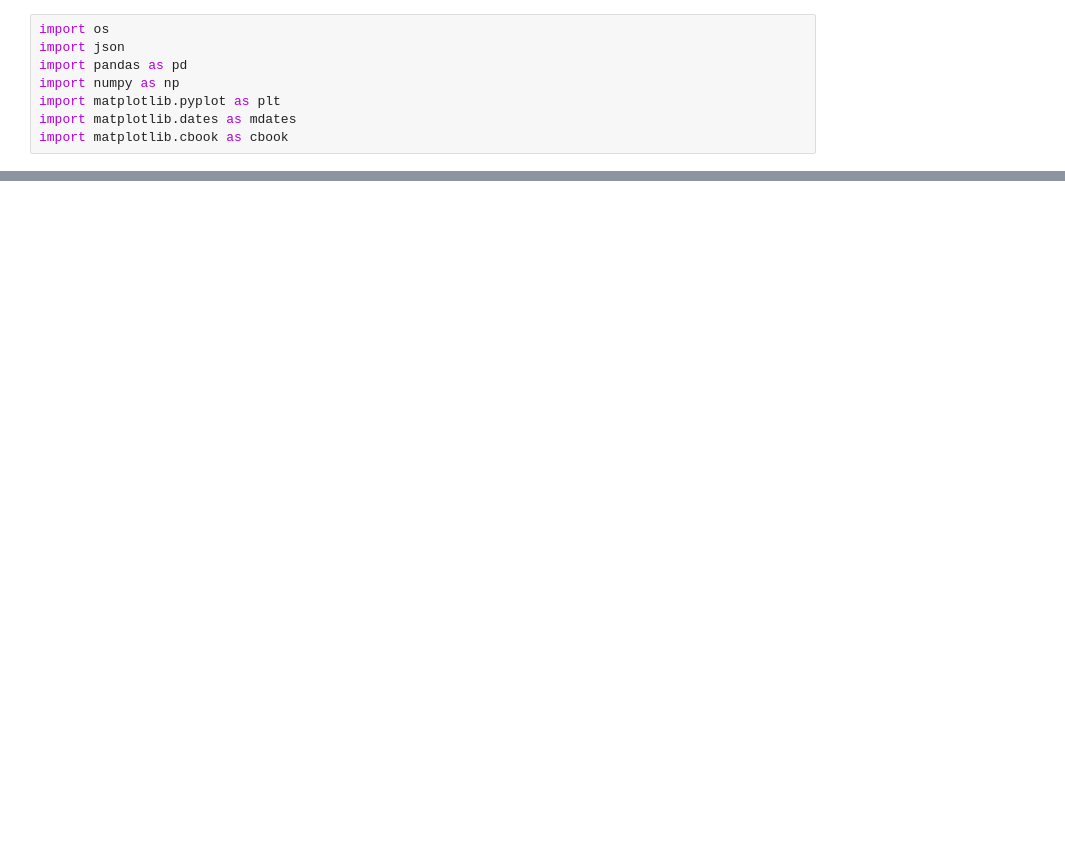
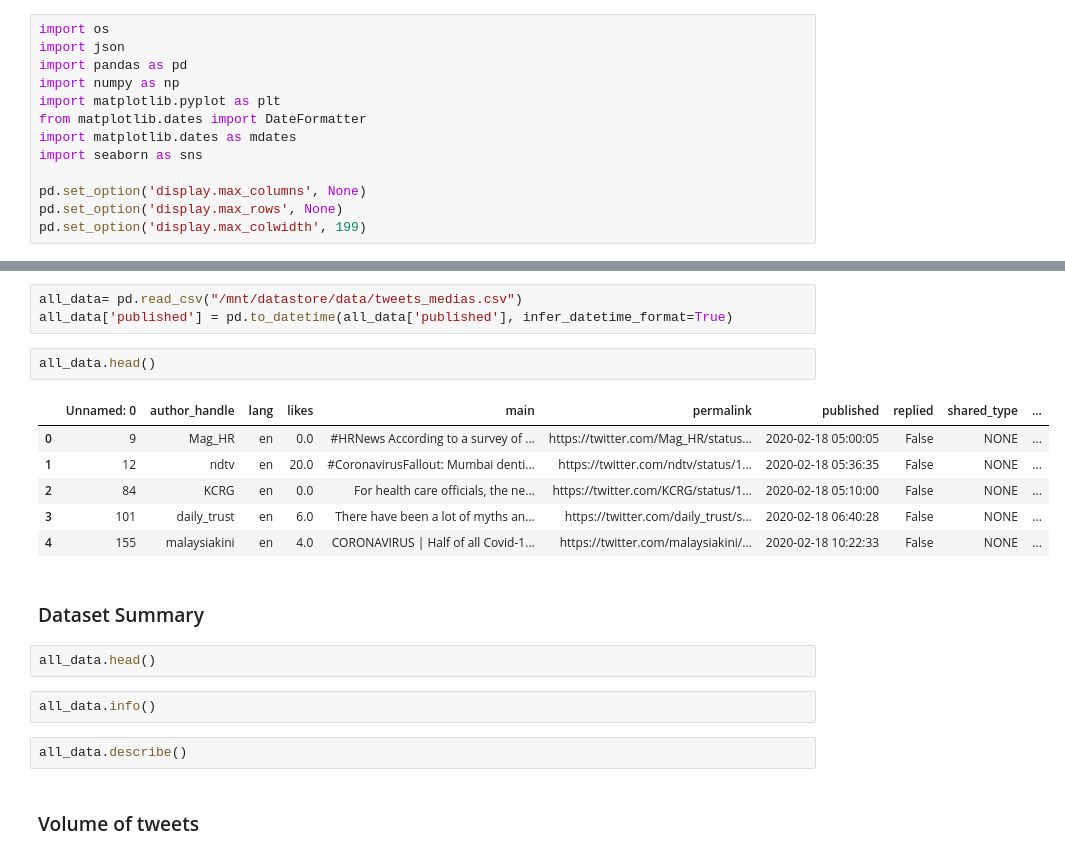
Before and after one commit to JRappaz/Panorama, a Jupyter notebook: notebooks/COVID.ipynb, the cells around one changed output, grey strips where cells are left out. Saved outputs shown, nothing was run; the diff lists cells and outputs as text; blank space fills up the shorter version.

Commit message:
coronavirus media and user trend charts

```diff
--- a/notebooks/COVID.ipynb
+++ b/notebooks/COVID.ipynb
@@ -4,5 +4,10 @@ import json
 import pandas as pd
 import numpy as np
 import matplotlib.pyplot as plt
+from matplotlib.dates import DateFormatter
 import matplotlib.dates as mdates
-import matplotlib.cbook as cbook
+import seaborn as sns
+
+pd.set_option('display.max_columns', None)
+pd.set_option('display.max_rows', None)
+pd.set_option('display.max_colwidth', 199)
@@ -38,0 +43,22 @@ print(df['date'].max())
+# %%
+all_data= pd.read_csv("/mnt/datastore/data/tweets_medias.csv")
+all_data['published'] = pd.to_datetime(all_data['published'], infer_datetime_format=True)
+# %%
+all_data.head()
+# %% [output]
+|  | Unnamed: 0 | author_handle | lang | likes | main | permalink | published | replied | shared_type | ... |
+| 0 | 9 | Mag_HR | en | 0.0 | #HRNews According to a survey of ... | https://twitter.com/Mag_HR/status... | 2020-02-18 05:00:05 | False | NONE | ... |
+| 1 | 12 | ndtv | en | 20.0 | #CoronavirusFallout: Mumbai denti... | https://twitter.com/ndtv/status/1... | 2020-02-18 05:36:35 | False | NONE | ... |
+| 2 | 84 | KCRG | en | 0.0 | For health care officials, the ne... | https://twitter.com/KCRG/status/1... | 2020-02-18 05:10:00 | False | NONE | ... |
+| 3 | 101 | daily_trust | en | 6.0 | There have been a lot of myths an... | https://twitter.com/daily_trust/s... | 2020-02-18 06:40:28 | False | NONE | ... |
+| 4 | 155 | malaysiakini | en | 4.0 | CORONAVIRUS | Half of all Covid-1... | https://twitter.com/malaysiakini/... | 2020-02-18 10:22:33 | False | NONE | ... |
+# %% [markdown]
+### Dataset Summary
+# %%
+all_data.head()
+# %%
+all_data.info()
+# %%
+all_data.describe()
+# %% [markdown]
+### Volume of tweets
```
Also changed, not shown: parts of 15 cells of this notebook, 3 other files.
